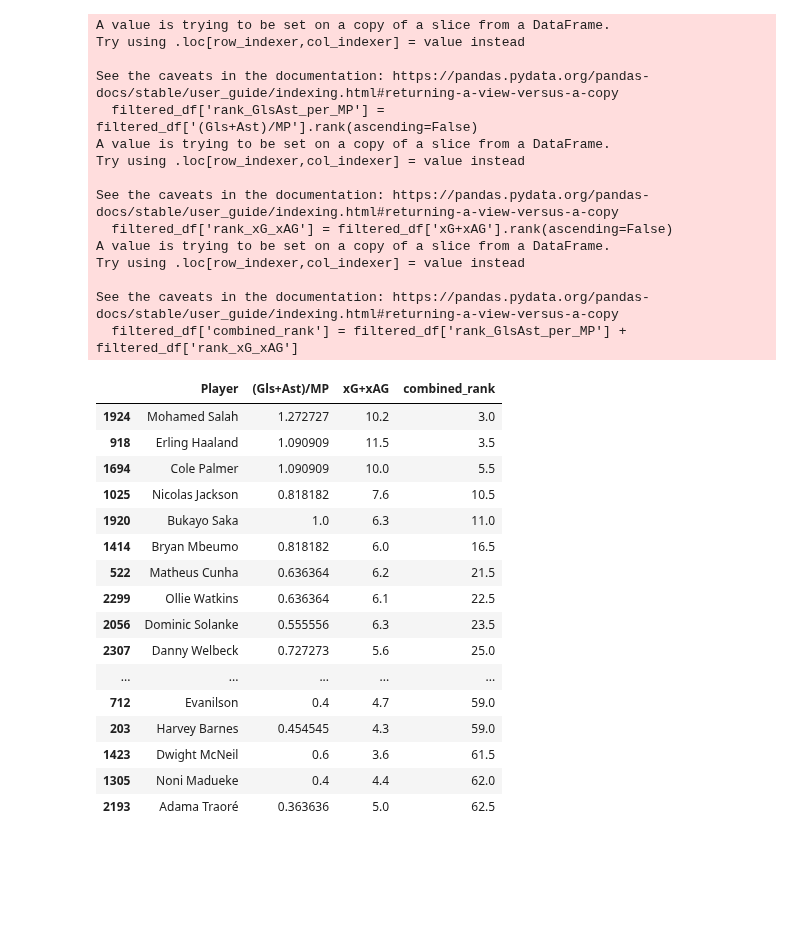
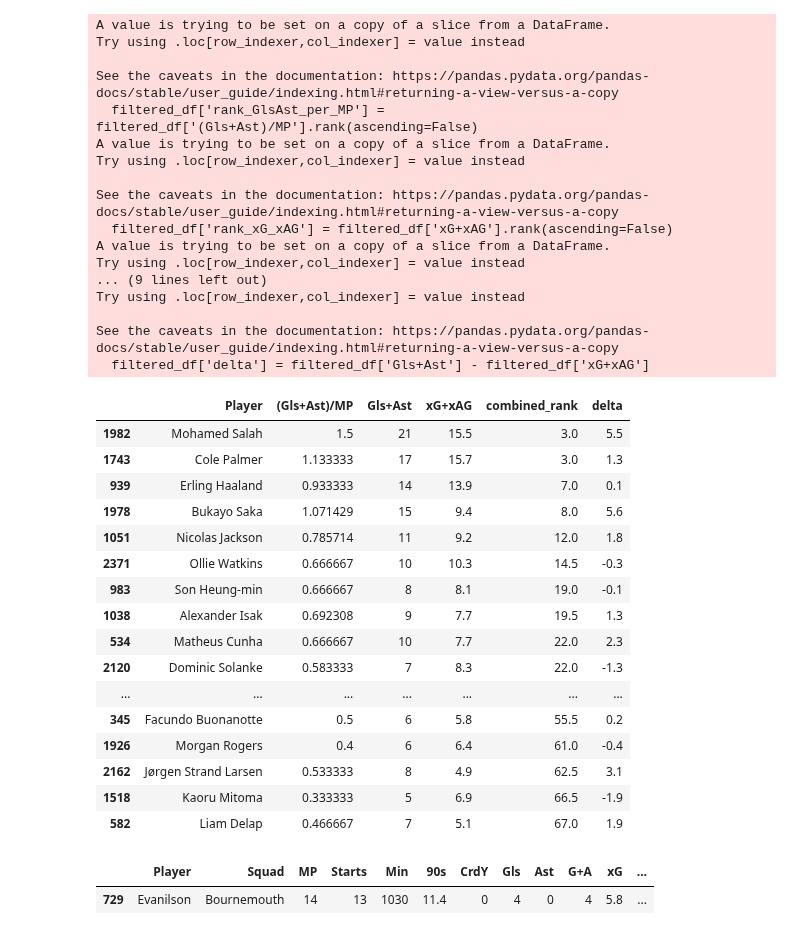
Before and after one commit to santsumetpong/ds_core, a Jupyter notebook: prem.ipynb, the cells around one changed output. Saved outputs shown, nothing was run; the diff lists cells and outputs as text; code cells hidden in the pictures; blank space fills up the shorter version.

```diff
--- a/prem.ipynb
+++ b/prem.ipynb
@@ -101,47 +101,56 @@ pl_df[pl_df['MP'] > 0.7 * pl_df['MP'].max()].sort_values(by='xG+xAG', ascending=
 # %%
 filtered_df = pl_df[pl_df['MP'] > 0.7 * pl_df['MP'].max()]
 
 filtered_df['rank_GlsAst_per_MP'] = filtered_df['(Gls+Ast)/MP'].rank(ascending=False)
 filtered_df['rank_xG_xAG'] = filtered_df['xG+xAG'].rank(ascending=False)
 
 filtered_df['combined_rank'] = filtered_df['rank_GlsAst_per_MP'] + filtered_df['rank_xG_xAG']
+filtered_df['Gls+Ast'] = filtered_df['Gls'] + filtered_df['Ast']
+filtered_df['delta'] = filtered_df['Gls+Ast'] - filtered_df['xG+xAG']
 
 top = filtered_df.sort_values(by='combined_rank').head(30)
 
-top[['Player', '(Gls+Ast)/MP', 'xG+xAG', 'combined_rank']]
+top[['Player', '(Gls+Ast)/MP', 'Gls+Ast', 'xG+xAG', 'combined_rank', 'delta']]
 # %% [output]
 A value is trying to be set on a copy of a slice from a DataFrame.
 Try using .loc[row_indexer,col_indexer] = value instead
 
 See the caveats in the documentation: https://pandas.pydata.org/pandas-docs/stable/user_guide/indexing.html#returning-a-view-versus-a-copy
   filtered_df['rank_GlsAst_per_MP'] = filtered_df['(Gls+Ast)/MP'].rank(ascending=False)
 A value is trying to be set on a copy of a slice from a DataFrame.
 Try using .loc[row_indexer,col_indexer] = value instead
 
 See the caveats in the documentation: https://pandas.pydata.org/pandas-docs/stable/user_guide/indexing.html#returning-a-view-versus-a-copy
   filtered_df['rank_xG_xAG'] = filtered_df['xG+xAG'].rank(ascending=False)
 A value is trying to be set on a copy of a slice from a DataFrame.
 Try using .loc[row_indexer,col_indexer] = value instead
+... (9 lines left out)
+Try using .loc[row_indexer,col_indexer] = value instead
 
 See the caveats in the documentation: https://pandas.pydata.org/pandas-docs/stable/user_guide/indexing.html#returning-a-view-versus-a-copy
-  filtered_df['combined_rank'] = filtered_df['rank_GlsAst_per_MP'] + filtered_df['rank_xG_xAG']
+  filtered_df['delta'] = filtered_df['Gls+Ast'] - filtered_df['xG+xAG']
-|  | Player | (Gls+Ast)/MP | xG+xAG | combined_rank |
-| 1924 | Mohamed Salah | 1.272727 | 10.2 | 3.0 |
-| 918 | Erling Haaland | 1.090909 | 11.5 | 3.5 |
-| 1694 | Cole Palmer | 1.090909 | 10.0 | 5.5 |
-| 1025 | Nicolas Jackson | 0.818182 | 7.6 | 10.5 |
-| 1920 | Bukayo Saka | 1.0 | 6.3 | 11.0 |
-| 1414 | Bryan Mbeumo | 0.818182 | 6.0 | 16.5 |
-| 522 | Matheus Cunha | 0.636364 | 6.2 | 21.5 |
-| 2299 | Ollie Watkins | 0.636364 | 6.1 | 22.5 |
-| 2056 | Dominic Solanke | 0.555556 | 6.3 | 23.5 |
-| 2307 | Danny Welbeck | 0.727273 | 5.6 | 25.0 |
-| ... | ... | ... | ... | ... |
-| 712 | Evanilson | 0.4 | 4.7 | 59.0 |
-| 203 | Harvey Barnes | 0.454545 | 4.3 | 59.0 |
-| 1423 | Dwight McNeil | 0.6 | 3.6 | 61.5 |
-| 1305 | Noni Madueke | 0.4 | 4.4 | 62.0 |
-| 2193 | Adama Traoré | 0.363636 | 5.0 | 62.5 |
+|  | Player | (Gls+Ast)/MP | Gls+Ast | xG+xAG | combined_rank | delta |
+| 1982 | Mohamed Salah | 1.5 | 21 | 15.5 | 3.0 | 5.5 |
+| 1743 | Cole Palmer | 1.133333 | 17 | 15.7 | 3.0 | 1.3 |
+| 939 | Erling Haaland | 0.933333 | 14 | 13.9 | 7.0 | 0.1 |
+| 1978 | Bukayo Saka | 1.071429 | 15 | 9.4 | 8.0 | 5.6 |
+| 1051 | Nicolas Jackson | 0.785714 | 11 | 9.2 | 12.0 | 1.8 |
+| 2371 | Ollie Watkins | 0.666667 | 10 | 10.3 | 14.5 | -0.3 |
+| 983 | Son Heung-min | 0.666667 | 8 | 8.1 | 19.0 | -0.1 |
+| 1038 | Alexander Isak | 0.692308 | 9 | 7.7 | 19.5 | 1.3 |
+| 534 | Matheus Cunha | 0.666667 | 10 | 7.7 | 22.0 | 2.3 |
+| 2120 | Dominic Solanke | 0.583333 | 7 | 8.3 | 22.0 | -1.3 |
+| ... | ... | ... | ... | ... | ... | ... |
+| 345 | Facundo Buonanotte | 0.5 | 6 | 5.8 | 55.5 | 0.2 |
+| 1926 | Morgan Rogers | 0.4 | 6 | 6.4 | 61.0 | -0.4 |
+| 2162 | Jørgen Strand Larsen | 0.533333 | 8 | 4.9 | 62.5 | 3.1 |
+| 1518 | Kaoru Mitoma | 0.333333 | 5 | 6.9 | 66.5 | -1.9 |
+| 582 | Liam Delap | 0.466667 | 7 | 5.1 | 67.0 | 1.9 |
+# %%
+filtered_df[filtered_df['Player'] == 'Evanilson'].sort_values(by='xG+xAG', ascending=False).head(30)
+# %% [output]
+|  | Player | Squad | MP | Starts | Min | 90s | CrdY | Gls | Ast | G+A | xG | ... |
+| 729 | Evanilson | Bournemouth | 14 | 13 | 1030 | 11.4 | 0 | 4 | 0 | 4 | 5.8 | ... |
 # %%
 url2 = 'https://fbref.com/en/comps/9/Premier-League-Stats'
 
```
Also changed, not shown: parts of 21 cells of this notebook.
